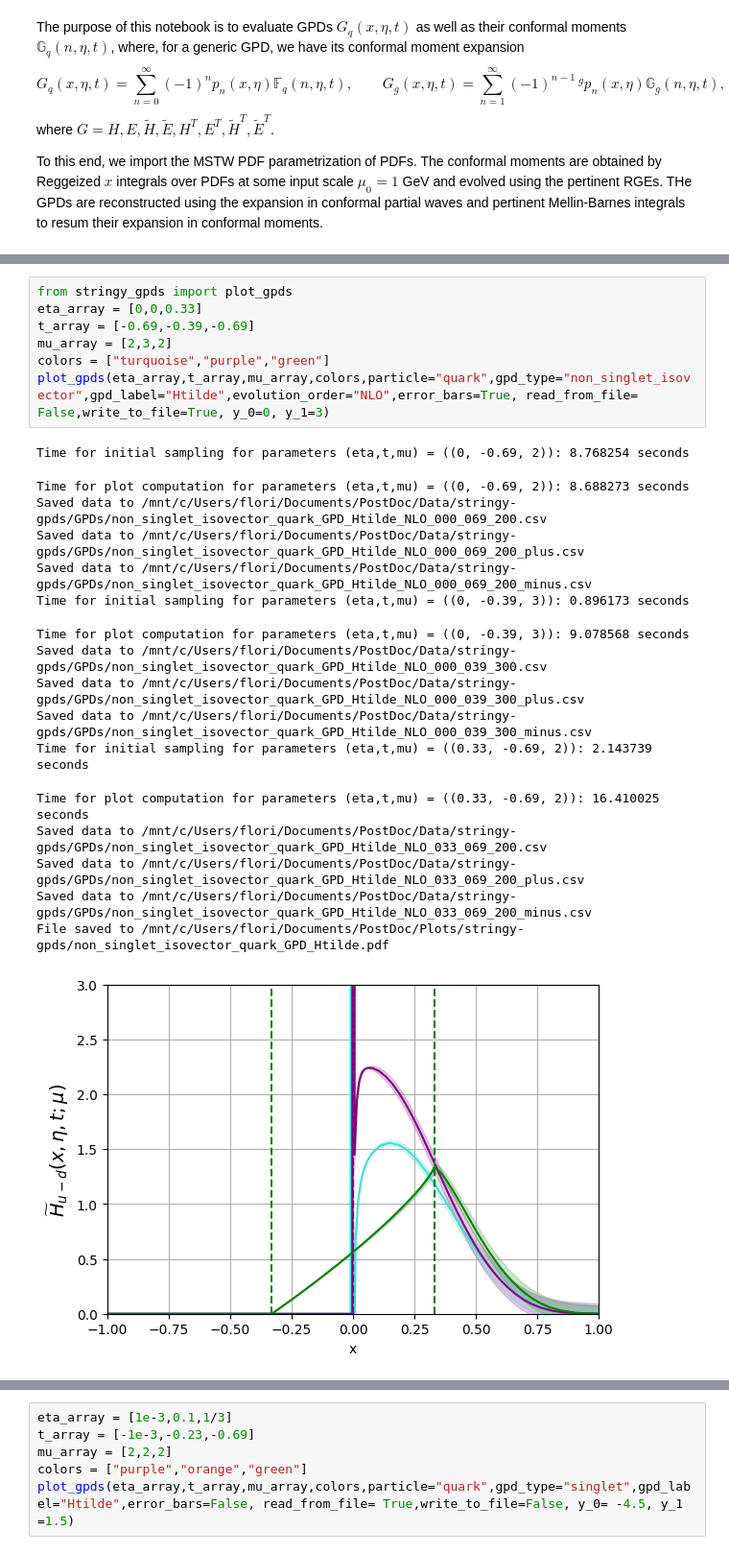
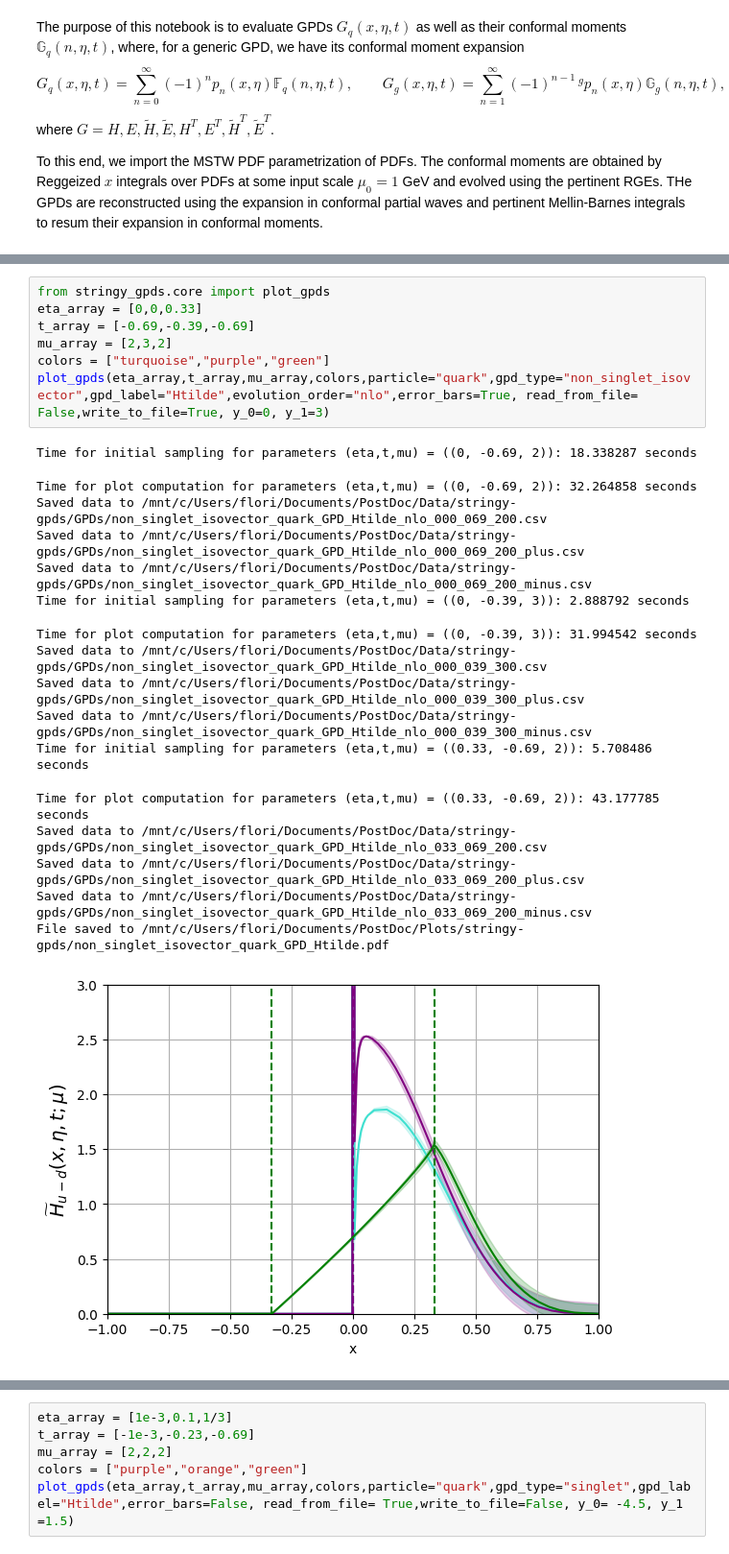
Before and after one commit to HechenMountain/stringy-gpds, a Jupyter notebook: StringBasedGPD.ipynb, the cells around one changed output, grey strips where cells are left out. Shown at 96% size. Drawn from its saved outputs; the diff is of its cells as text.

```diff
--- a/StringBasedGPD.ipynb
+++ b/StringBasedGPD.ipynb
@@ -208,25 +193,25 @@ evolution_order = "LO"
 # %%
-from stringy_gpds import plot_gpds
+from stringy_gpds.core import plot_gpds
 eta_array = [0,0,0.33]
 t_array = [-0.69,-0.39,-0.69]
 mu_array = [2,3,2]
 colors = ["turquoise","purple","green"]
-plot_gpds(eta_array,t_array,mu_array,colors,particle="quark",gpd_type="non_singlet_isovector",gpd_label="Htilde",evolution_order="NLO",error_bars=True, read_from_file= False,write_to_file=True, y_0=0, y_1=3)
+plot_gpds(eta_array,t_array,mu_array,colors,particle="quark",gpd_type="non_singlet_isovector",gpd_label="Htilde",evolution_order="nlo",error_bars=True, read_from_file= False,write_to_file=True, y_0=0, y_1=3)
 # %% [output]
-Time for initial sampling for parameters (eta,t,mu) = ((0, -0.69, 2)): 8.768254 seconds
+Time for initial sampling for parameters (eta,t,mu) = ((0, -0.69, 2)): 18.338287 seconds
-Time for plot computation for parameters (eta,t,mu) = ((0, -0.69, 2)): 8.688273 seconds
-Saved data to /mnt/c/Users/flori/Documents/PostDoc/Data/stringy-gpds/GPDs/non_singlet_isovector_quark_GPD_Htilde_NLO_000_069_200.csv
-Saved data to /mnt/c/Users/flori/Documents/PostDoc/Data/stringy-gpds/GPDs/non_singlet_isovector_quark_GPD_Htilde_NLO_000_069_200_plus.csv
-Saved data to /mnt/c/Users/flori/Documents/PostDoc/Data/stringy-gpds/GPDs/non_singlet_isovector_quark_GPD_Htilde_NLO_000_069_200_minus.csv
-Time for initial sampling for parameters (eta,t,mu) = ((0, -0.39, 3)): 0.896173 seconds
+Time for plot computation for parameters (eta,t,mu) = ((0, -0.69, 2)): 32.264858 seconds
+Saved data to /mnt/c/Users/flori/Documents/PostDoc/Data/stringy-gpds/GPDs/non_singlet_isovector_quark_GPD_Htilde_nlo_000_069_200.csv
+Saved data to /mnt/c/Users/flori/Documents/PostDoc/Data/stringy-gpds/GPDs/non_singlet_isovector_quark_GPD_Htilde_nlo_000_069_200_plus.csv
+Saved data to /mnt/c/Users/flori/Documents/PostDoc/Data/stringy-gpds/GPDs/non_singlet_isovector_quark_GPD_Htilde_nlo_000_069_200_minus.csv
+Time for initial sampling for parameters (eta,t,mu) = ((0, -0.39, 3)): 2.888792 seconds
-Time for plot computation for parameters (eta,t,mu) = ((0, -0.39, 3)): 9.078568 seconds
-Saved data to /mnt/c/Users/flori/Documents/PostDoc/Data/stringy-gpds/GPDs/non_singlet_isovector_quark_GPD_Htilde_NLO_000_039_300.csv
-Saved data to /mnt/c/Users/flori/Documents/PostDoc/Data/stringy-gpds/GPDs/non_singlet_isovector_quark_GPD_Htilde_NLO_000_039_300_plus.csv
-Saved data to /mnt/c/Users/flori/Documents/PostDoc/Data/stringy-gpds/GPDs/non_singlet_isovector_quark_GPD_Htilde_NLO_000_039_300_minus.csv
-Time for initial sampling for parameters (eta,t,mu) = ((0.33, -0.69, 2)): 2.143739 seconds
+Time for plot computation for parameters (eta,t,mu) = ((0, -0.39, 3)): 31.994542 seconds
+Saved data to /mnt/c/Users/flori/Documents/PostDoc/Data/stringy-gpds/GPDs/non_singlet_isovector_quark_GPD_Htilde_nlo_000_039_300.csv
+Saved data to /mnt/c/Users/flori/Documents/PostDoc/Data/stringy-gpds/GPDs/non_singlet_isovector_quark_GPD_Htilde_nlo_000_039_300_plus.csv
+Saved data to /mnt/c/Users/flori/Documents/PostDoc/Data/stringy-gpds/GPDs/non_singlet_isovector_quark_GPD_Htilde_nlo_000_039_300_minus.csv
+Time for initial sampling for parameters (eta,t,mu) = ((0.33, -0.69, 2)): 5.708486 seconds
-Time for plot computation for parameters (eta,t,mu) = ((0.33, -0.69, 2)): 16.410025 seconds
-Saved data to /mnt/c/Users/flori/Documents/PostDoc/Data/stringy-gpds/GPDs/non_singlet_isovector_quark_GPD_Htilde_NLO_033_069_200.csv
-Saved data to /mnt/c/Users/flori/Documents/PostDoc/Data/stringy-gpds/GPDs/non_singlet_isovector_quark_GPD_Htilde_NLO_033_069_200_plus.csv
-Saved data to /mnt/c/Users/flori/Documents/PostDoc/Data/stringy-gpds/GPDs/non_singlet_isovector_quark_GPD_Htilde_NLO_033_069_200_minus.csv
+Time for plot computation for parameters (eta,t,mu) = ((0.33, -0.69, 2)): 43.177785 seconds
+Saved data to /mnt/c/Users/flori/Documents/PostDoc/Data/stringy-gpds/GPDs/non_singlet_isovector_quark_GPD_Htilde_nlo_033_069_200.csv
+Saved data to /mnt/c/Users/flori/Documents/PostDoc/Data/stringy-gpds/GPDs/non_singlet_isovector_quark_GPD_Htilde_nlo_033_069_200_plus.csv
+Saved data to /mnt/c/Users/flori/Documents/PostDoc/Data/stringy-gpds/GPDs/non_singlet_isovector_quark_GPD_Htilde_nlo_033_069_200_minus.csv
 File saved to /mnt/c/Users/flori/Documents/PostDoc/Plots/stringy-gpds/non_singlet_isovector_quark_GPD_Htilde.pdf
-[figure, old version]
+[figure, new version]
```
Also changed, not shown: parts of 58 cells of this notebook, 9 other files.
